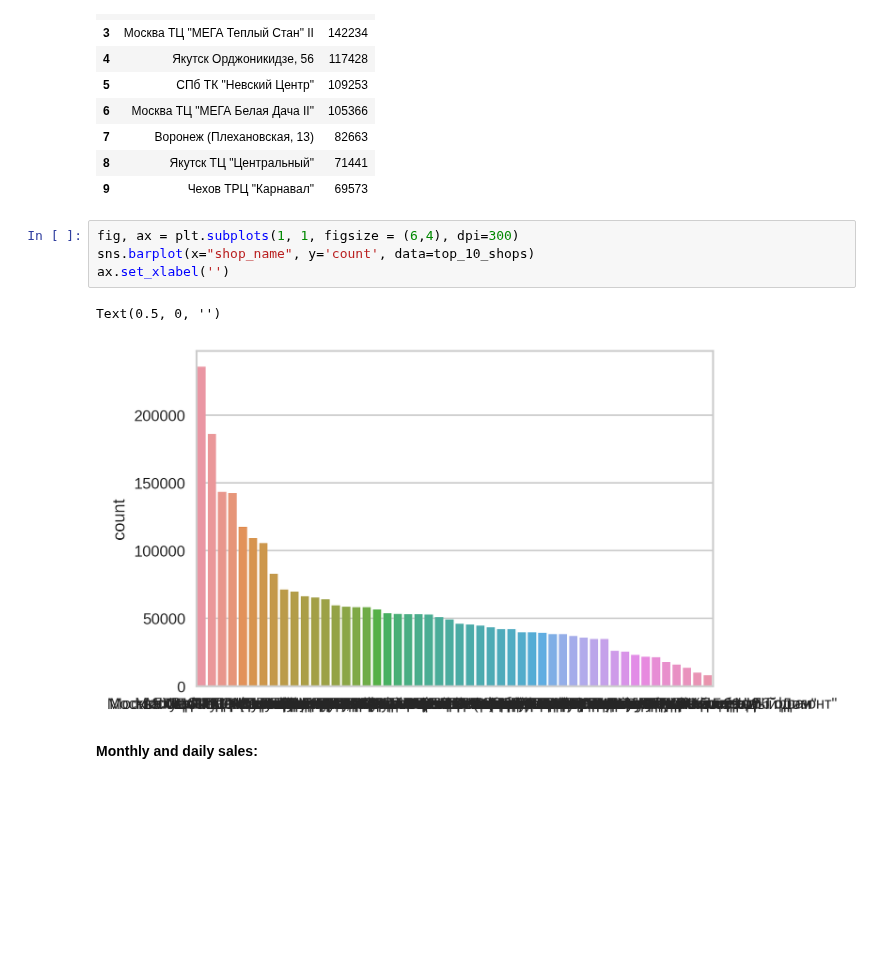
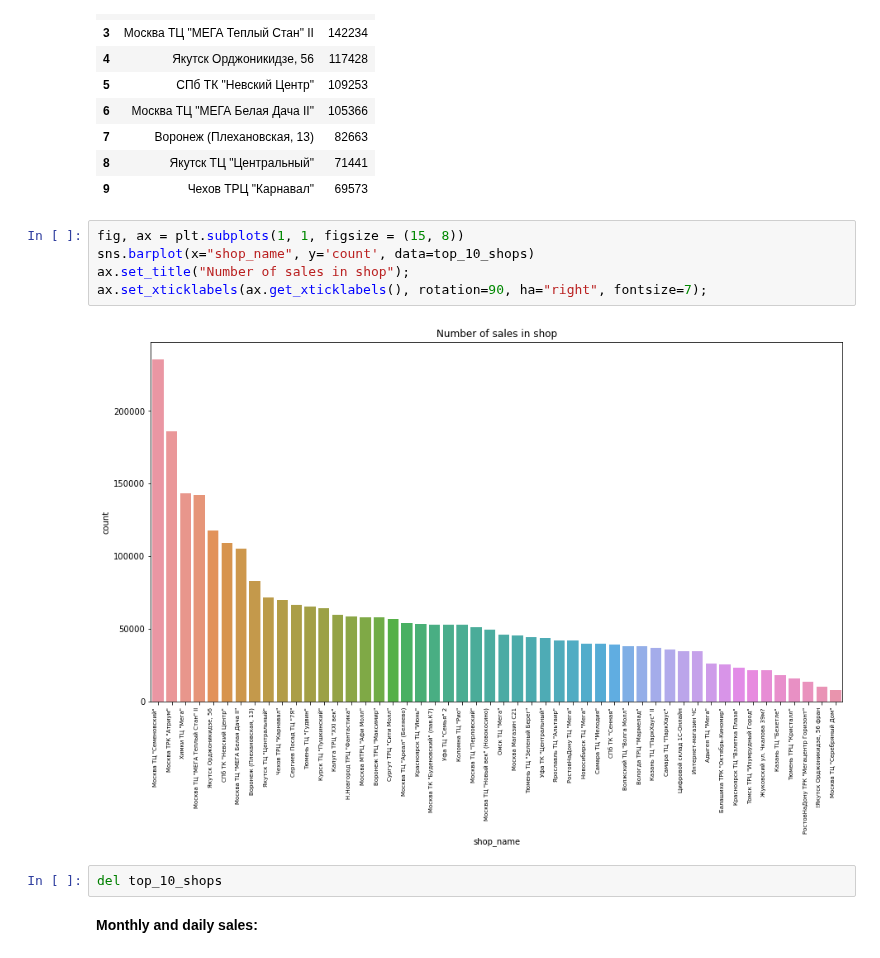
Before and after one commit to kryvokhyzha/examples-and-courses, a Jupyter notebook: How to Win a Data Science Competition/FinalProject/notebooks/main.ipynb, the cells around one changed output. Saved outputs shown, nothing was run; the diff lists cells and outputs as text; blank space fills up the shorter version.

```diff
--- a/How to Win a Data Science Competition/FinalProject/notebooks/main.ipynb
+++ b/How to Win a Data Science Competition/FinalProject/notebooks/main.ipynb
@@ -296,12 +312,14 @@ top_10_shops.head(10)
 | 8 | Якутск ТЦ "Центральный" | 71441 |
 | 9 | Чехов ТРЦ "Карнавал" | 69573 |
 # %%
-fig, ax = plt.subplots(1, 1, figsize = (6,4), dpi=300)
+fig, ax = plt.subplots(1, 1, figsize = (15, 8))
 sns.barplot(x="shop_name", y='count', data=top_10_shops)
-ax.set_xlabel('')
+ax.set_title("Number of sales in shop");
+ax.set_xticklabels(ax.get_xticklabels(), rotation=90, ha="right", fontsize=7);
 # %% [output]
-Text(0.5, 0, '')
-[figure, old version]
+[figure, new version]
+# %%
+del top_10_shops
 # %% [markdown]
 **Monthly and daily sales:**
 # %%
```
Also changed, not shown: parts of 128 cells of this notebook, 1 other file.
